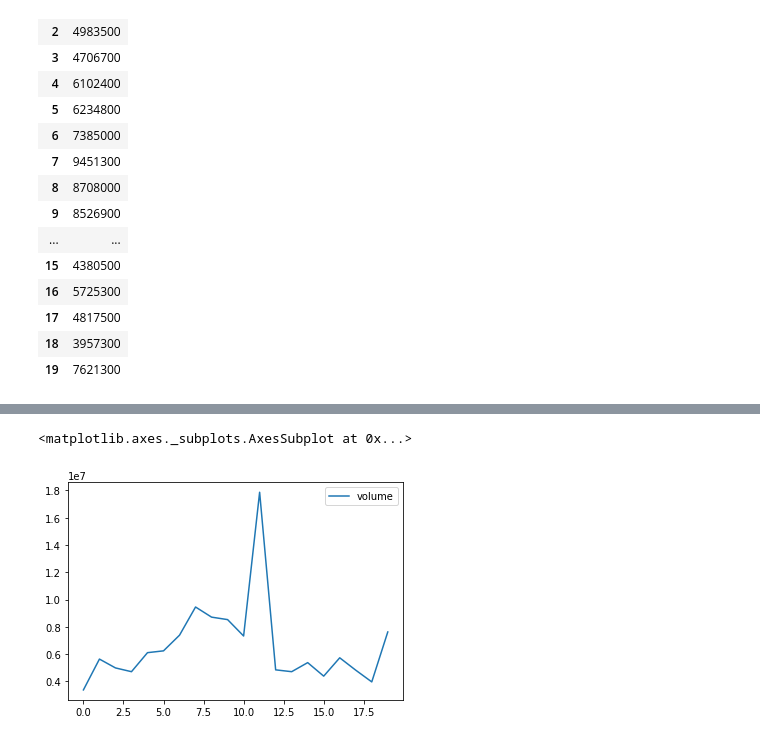
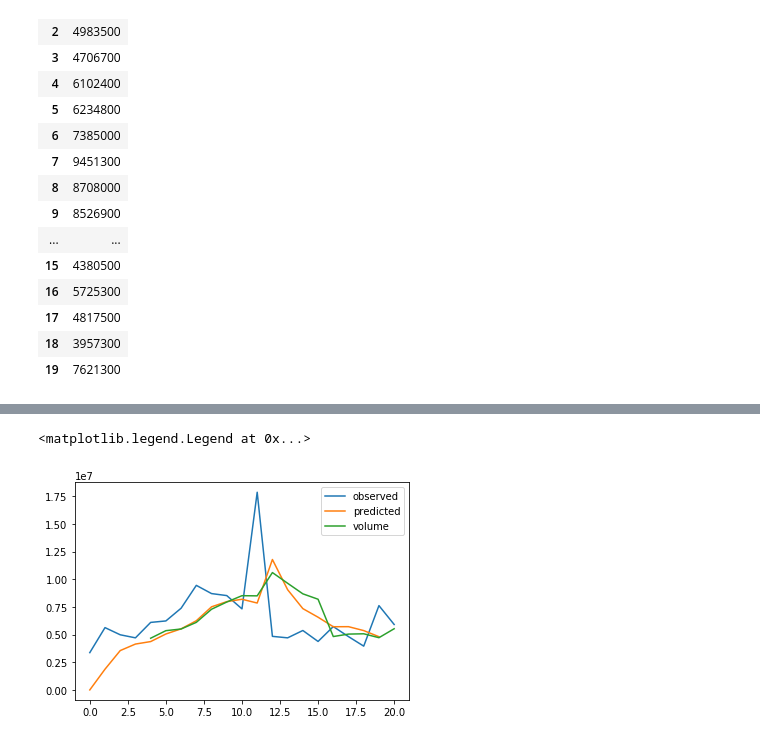
Before and after one commit to dmitryaleks/ml-trading, a Jupyter notebook: models/time-series-forecast/time-series-arima.ipynb, the cells around one changed output, grey strips where cells are left out. Cells and saved outputs as stored; diff of their text form; code cells hidden in the pictures.

Commit message:
Added charts

```diff
--- a/models/time-series-forecast/time-series-arima.ipynb
+++ b/models/time-series-forecast/time-series-arima.ipynb
@@ -105,5 +105,10 @@ forecast
-# %%
-data.plot(y='volume')
-# %% [output]
-<matplotlib.axes._subplots.AxesSubplot at 0x...>
-[figure, removed]
+# %%
+data.loc[20] = forecast
+# %%
+ax = data.plot(y='volume', label='observed')
+v.predicted_mean.plot(ax = ax, label='predicted')
+data.shift(periods=1).rolling(window=4).mean().plot(ax=ax, label='movavg')
+plt.legend()
+# %% [output]
+<matplotlib.legend.Legend at 0x...>
+[figure, added]
```
Also changed, not shown: parts of 4 cells of this notebook.
